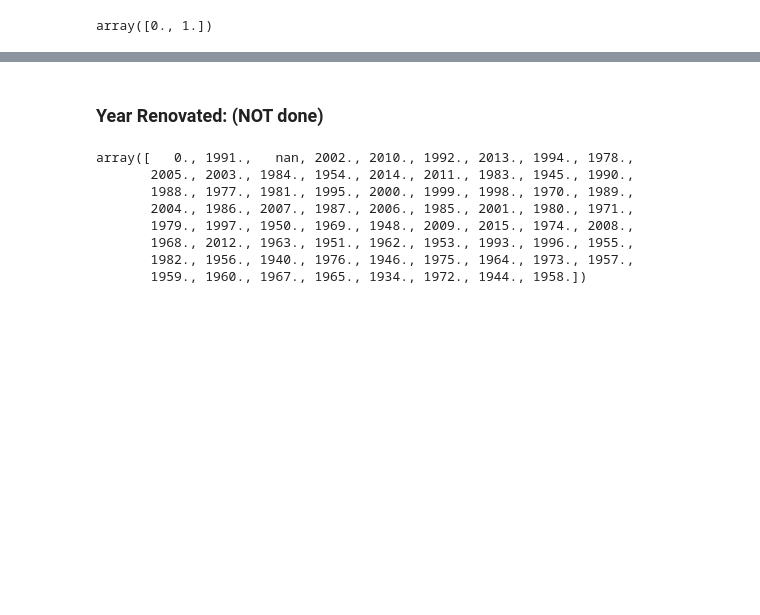
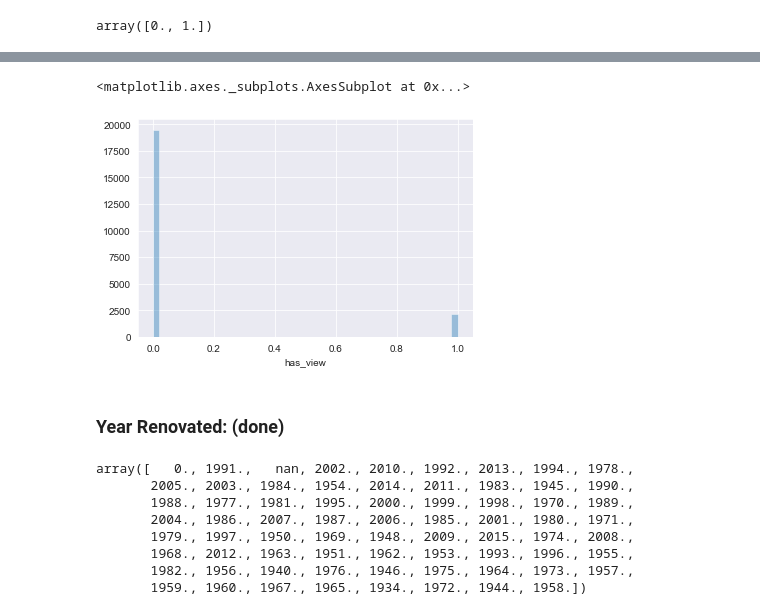
Before and after one commit to thomaskbrown18/Predicting_Home_Prices, a Jupyter notebook: student.ipynb, the cells around one changed output, grey strips where cells are left out. Cells and saved outputs as stored; diff of their text form; code cells hidden in the pictures; blank space fills up the shorter version.

```diff
--- a/student.ipynb
+++ b/student.ipynb
@@ -15,6 +15,11 @@ import seaborn as sns
 import matplotlib.pyplot as plt
 import plotly
 %matplotlib inline
+sns.set_style('darkgrid')
+from sklearn.linear_model import LinearRegression
+from sklearn.model_selection import cross_val_score
+from sklearn.model_selection import KFold
+import statsmodels.api as sm
 # %% [markdown]
 # Importing Data:
 # %%
@@ -141,5 +147,17 @@ array([ 0., nan,  3.,  4.,  2.,  1.])
+# %%
+# Let's start by replacing the nulls with 0.
+df['view'].fillna(0, inplace = True)
+# %%
+# Just to be safe, I'm make a new column, just to see whether or not a house has been viewed at all.
+df['has_view'] = df['view'].map(lambda x: 1 if x > 0 else 0)
+# %%
+# It's strange that so many houses have 0 views. . .
+sns.distplot(df.has_view, kde = False)
+# %% [output]
+<matplotlib.axes._subplots.AxesSubplot at 0x...>
+[figure, added]
 # %% [markdown]
-### Year Renovated: (NOT done)
+### Year Renovated: (done)
 # %%
 display(df['yr_renovated'].unique())
 nulls3 = df['yr_renovated'].isna().sum()
```
Also changed, not shown: parts of 58 cells of this notebook.
